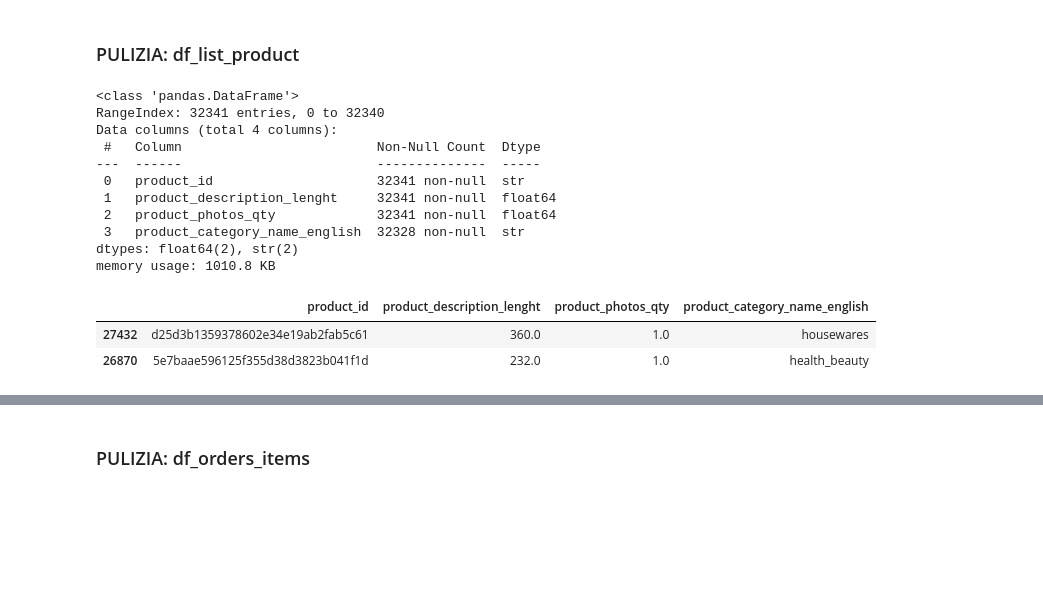
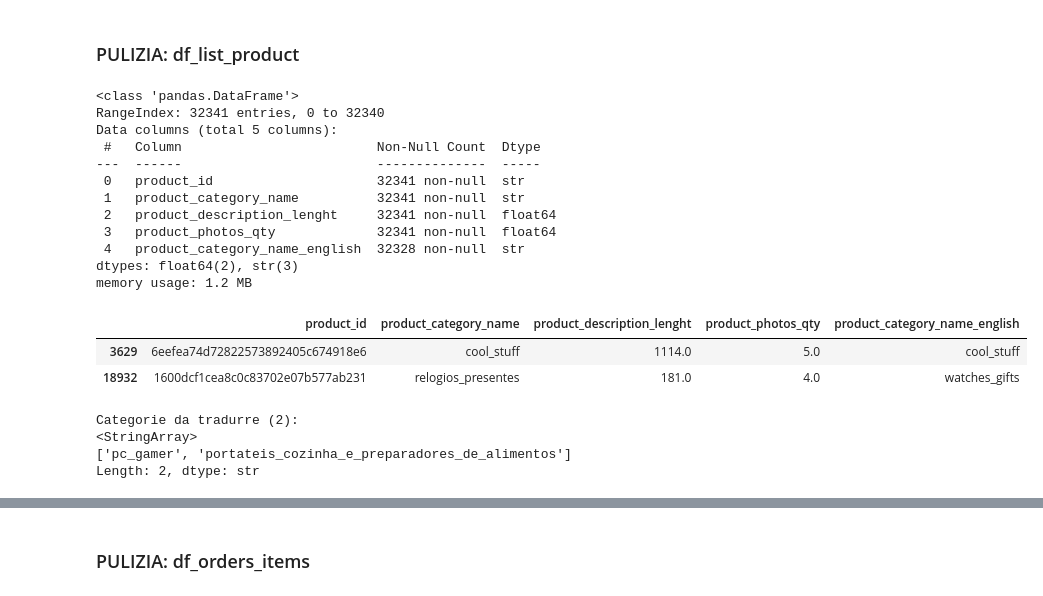
Before and after one commit to marcozanb/final_project, a Jupyter notebook: analisi_creazione_df.ipynb, the cells around one changed output, grey strips where cells are left out. Cells and saved outputs as stored; diff of their text form; code cells hidden in the pictures; blank space fills up the shorter version.

Commit message:
selenium per tradurre le category di prodotto

```diff
--- a/analisi_creazione_df.ipynb
+++ b/analisi_creazione_df.ipynb
@@ -72,40 +76,55 @@ Nessun valore nullo
 # 2) Droppiamo i 610 prodotti senza categoria (< 2% del totale):
 #    verranno esclusi anche dagli altri df.
 # 3) Uniamo la traduzione inglese della categoria.
 
 # 1
 df_list_product = df_list_product.drop(
     columns=['product_name_lenght', 'product_width_cm',
              'product_height_cm', 'product_length_cm', 'product_weight_g']
 )
 
 # 2
 # Salviamo gli id dei prodotti senza categoria per filtrare order_items dopo
 product_id_nan = df_list_product[df_list_product['product_category_name'].isna()]
 product_id_to_delete = product_id_nan['product_id'].to_numpy()
 df_list_product = df_list_product.dropna(subset=['product_category_name'])
 
 # 3
 df_list_product = (
     df_list_product
     .merge(df_product_category, on='product_category_name', how='left')
-    .drop(columns=['product_category_name'])
 )
 
 df_list_product.info()
 df_list_product.sample(2)
 # %% [output]
 <class 'pandas.DataFrame'>
 RangeIndex: 32341 entries, 0 to 32340
-Data columns (total 4 columns):
+Data columns (total 5 columns):
  #   Column                         Non-Null Count  Dtype
 ---  ------                         --------------  -----
  0   product_id                     32341 non-null  str
- 1   product_description_lenght     32341 non-null  float64
- 2   product_photos_qty             32341 non-null  float64
- 3   product_category_name_english  32328 non-null  str
-dtypes: float64(2), str(2)
-memory usage: 1010.8 KB
+ 1   product_category_name          32341 non-null  str
+ 2   product_description_lenght     32341 non-null  float64
+ 3   product_photos_qty             32341 non-null  float64
+ 4   product_category_name_english  32328 non-null  str
+dtypes: float64(2), str(3)
+memory usage: 1.2 MB
-|  | product_id | product_description_lenght | product_photos_qty | product_category_name_english |
-| 27432 | d25d3b1359378602e34e19ab2fab5c61 | 360.0 | 1.0 | housewares |
-| 26870 | 5e7baae596125f355d38d3823b041f1d | 232.0 | 1.0 | health_beauty |
+|  | product_id | product_category_name | product_description_lenght | product_photos_qty | product_category_name_english |
+| 3629 | 6eefea74d72822573892405c674918e6 | cool_stuff | 1114.0 | 5.0 | cool_stuff |
+| 18932 | 1600dcf1cea8c0c83702e07b577ab231 | relogios_presentes | 181.0 | 4.0 | watches_gifts |
+# %%
+# Traduciamo con Selenium le categorie portoghesi senza traduzione inglese
+from selenium import webdriver
+from selenium.webdriver.common.by import By
+import time
+
+# Troviamo i nomi portoghesi che non hanno traduzione nel dataframe df_product_category
+traduzione_mancante = df_list_product['product_category_name_english'].isna()
+nomi_mancanti = df_list_product[traduzione_mancante]['product_category_name'].unique()
+print(f"Categorie da tradurre ({len(nomi_mancanti)}): \n{nomi_mancanti}\n")
+# %% [output]
+Categorie da tradurre (2):
+<StringArray>
+['pc_gamer', 'portateis_cozinha_e_preparadores_de_alimentos']
+Length: 2, dtype: str
```
Also changed, not shown: parts of 2 cells of this notebook, 38 other files.
